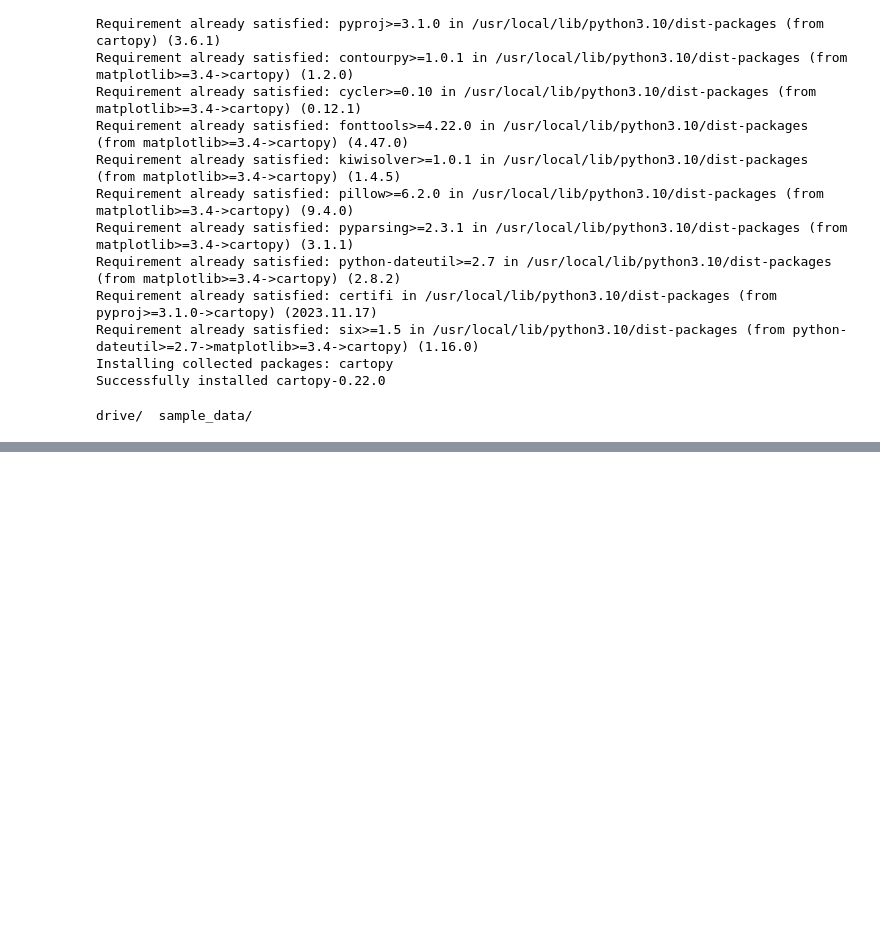
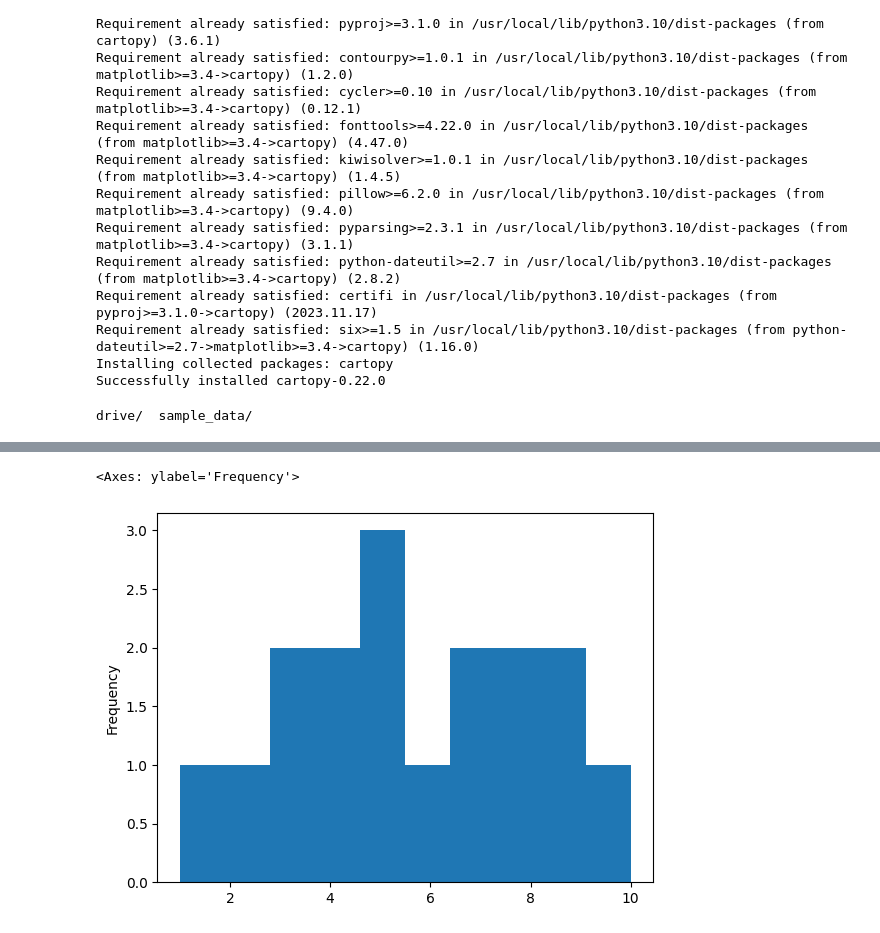
Before and after one commit to iuryt/awesome_project, a Jupyter notebook: awesome_project.ipynb, the cells around one changed output, grey strips where cells are left out. Saved outputs shown, nothing was run; the diff lists cells and outputs as text; code cells hidden in the pictures; blank space fills up the shorter version.

Commit message:
update figure, data and analysis

```diff
--- a/awesome_project.ipynb
+++ b/awesome_project.ipynb
@@ -40,6 +40,8 @@ fnames = glob("drive/MyDrive/workspace/awesome_project/data/*.dat")
 data = []
 for fname in fnames:
   datai = pd.read_csv(fname,names=["latitude","longitude","color","number"])
+  datai["username"] = fname.split("/")[-1].split(".")[0]
   if datai.shape[0]==1:
     data.append(datai)
 data = pd.concat(data)
+data
@@ -68,0 +81,5 @@ ax.scatter(
+# %%
+data.number.plot.hist()
+# %% [output]
+<Axes: ylabel='Frequency'>
+[figure, added]
```
Also changed, not shown: parts of 4 cells of this notebook.
